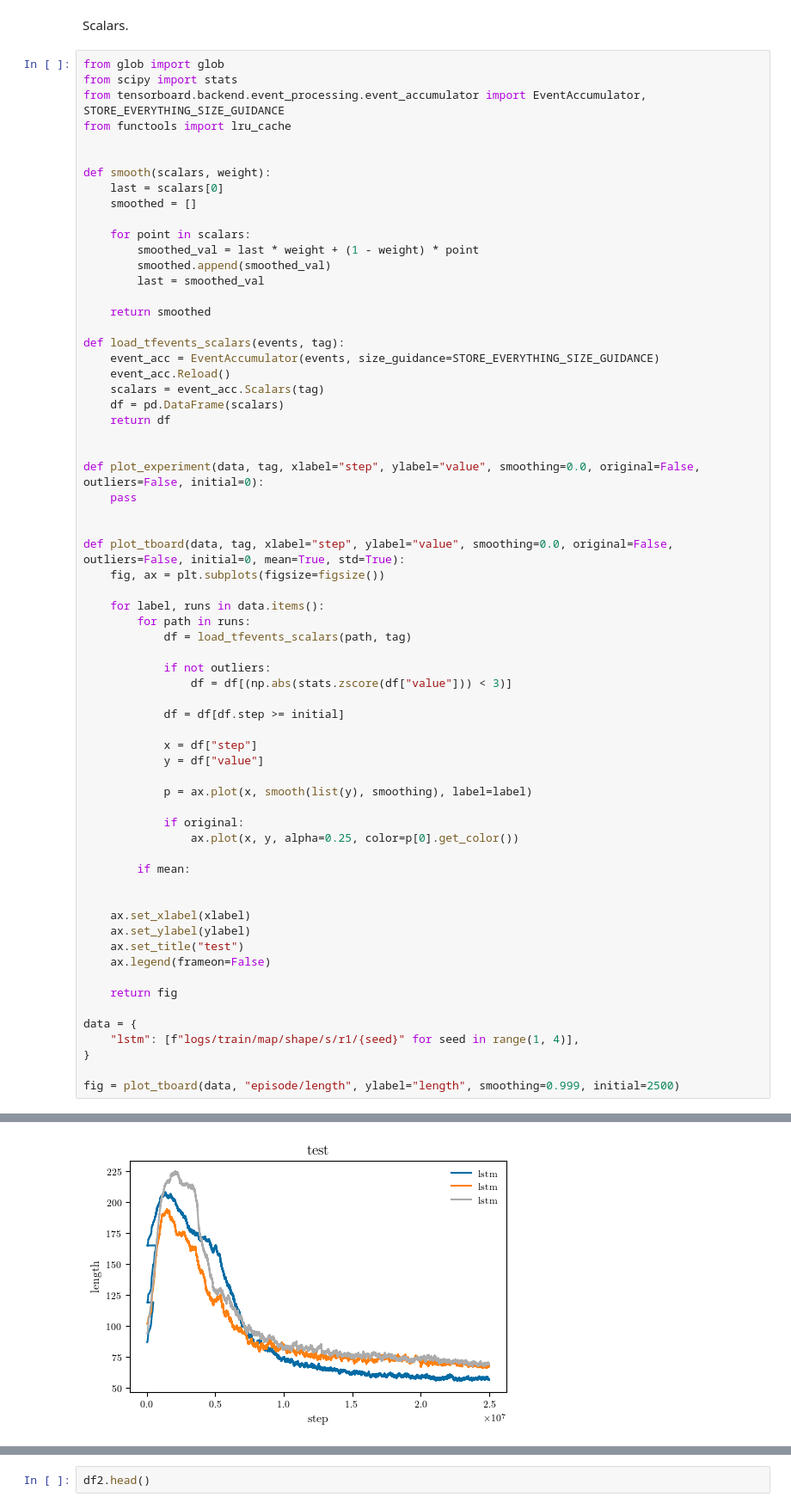
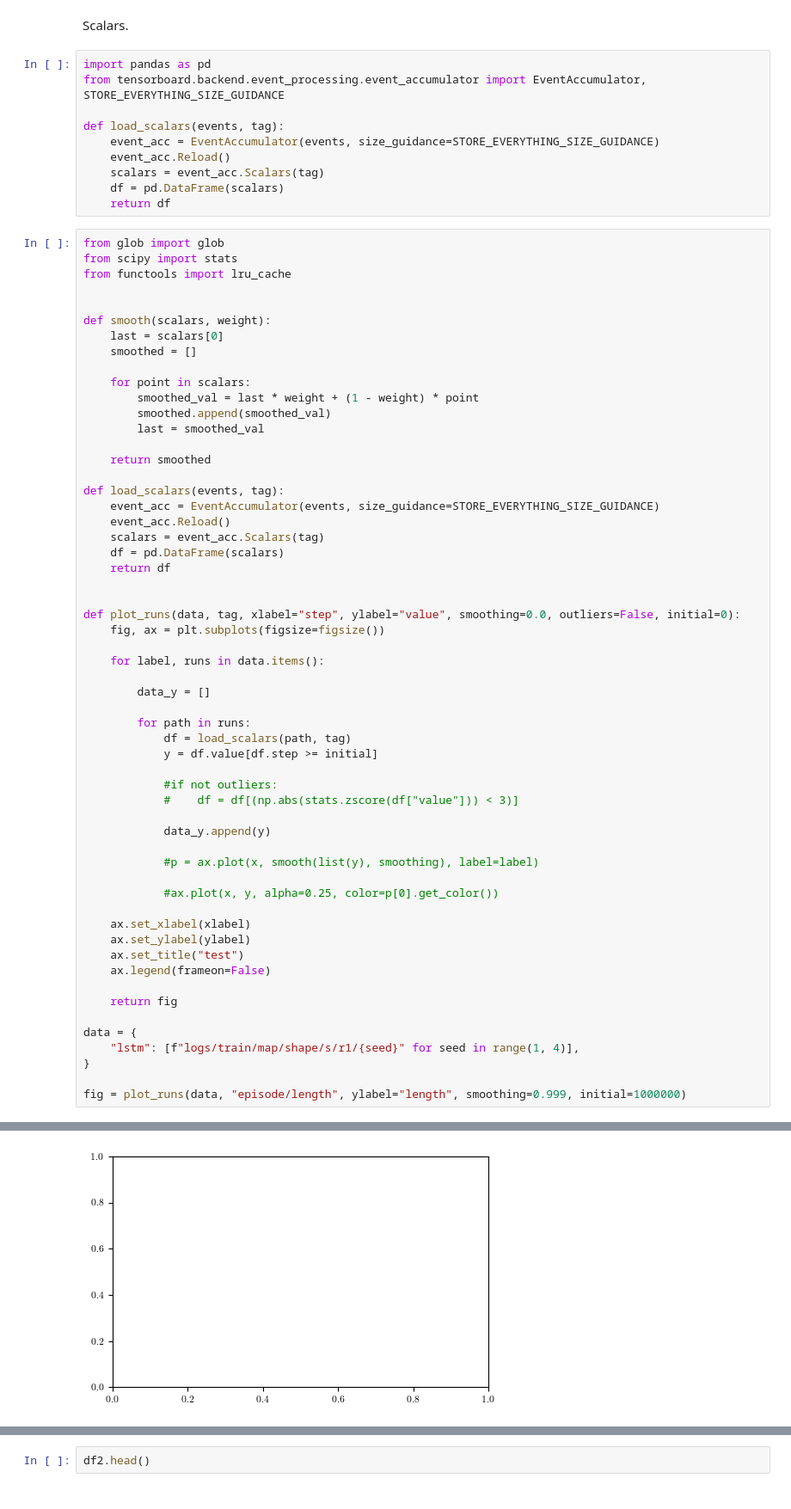
Before and after one commit to fumlig/visualsearch, a Jupyter notebook: plot.ipynb, the cells around one changed output, grey strips where cells are left out. Shown at 86% size. Cells and saved outputs as stored; diff of their text form.

```diff
--- a/plot.ipynb
+++ b/plot.ipynb
@@ -106,10 +106,19 @@ fig.savefig(figpath("environments", format="pdf"), dpi=300, bbox_inches='tight')
 [figure]
 # %% [markdown]
 Scalars.
+# %%
+import pandas as pd
+from tensorboard.backend.event_processing.event_accumulator import EventAccumulator, STORE_EVERYTHING_SIZE_GUIDANCE
+
+def load_scalars(events, tag):
+    event_acc = EventAccumulator(events, size_guidance=STORE_EVERYTHING_SIZE_GUIDANCE)
+    event_acc.Reload()
+    scalars = event_acc.Scalars(tag)
+    df = pd.DataFrame(scalars)
+    return df
 # %%
 from glob import glob
 from scipy import stats
-from tensorboard.backend.event_processing.event_accumulator import EventAccumulator, STORE_EVERYTHING_SIZE_GUIDANCE
 from functools import lru_cache
 
 
@@ -124,7 +133,7 @@ def smooth(scalars, weight):
 
     return smoothed
 
-def load_tfevents_scalars(events, tag):
+def load_scalars(events, tag):
     event_acc = EventAccumulator(events, size_guidance=STORE_EVERYTHING_SIZE_GUIDANCE)
     event_acc.Reload()
     scalars = event_acc.Scalars(tag)
@@ -132,32 +141,25 @@ def load_tfevents_scalars(events, tag):
     return df
 
 
-def plot_experiment(data, tag, xlabel="step", ylabel="value", smoothing=0.0, original=False, outliers=False, initial=0):
-    pass
-
-
-def plot_tboard(data, tag, xlabel="step", ylabel="value", smoothing=0.0, original=False, outliers=False, initial=0, mean=True, std=True):
+def plot_runs(data, tag, xlabel="step", ylabel="value", smoothing=0.0, outliers=False, initial=0):
     fig, ax = plt.subplots(figsize=figsize())
 
     for label, runs in data.items():
+
+        data_y = []
+
         for path in runs:
-            df = load_tfevents_scalars(path, tag)
+            df = load_scalars(path, tag)
+            y = df.value[df.step >= initial]
 
-            if not outliers:
-                df = df[(np.abs(stats.zscore(df["value"])) < 3)]
+            #if not outliers:
+            #    df = df[(np.abs(stats.zscore(df["value"])) < 3)]
 
-            df = df[df.step >= initial]
+            data_y.append(y)
 
-            x = df["step"]
-            y = df["value"]
+            #p = ax.plot(x, smooth(list(y), smoothing), label=label)
 
-            p = ax.plot(x, smooth(list(y), smoothing), label=label)
-
-            if original:
-                ax.plot(x, y, alpha=0.25, color=p[0].get_color())
-
-        if mean:
-
+            #ax.plot(x, y, alpha=0.25, color=p[0].get_color())
 
     ax.set_xlabel(xlabel)
     ax.set_ylabel(ylabel)
@@ -170,5 +172,5 @@ data = {
     "lstm": [f"logs/train/map/shape/s/r1/{seed}" for seed in range(1, 4)],
 }
 
-fig = plot_tboard(data, "episode/length", ylabel="length", smoothing=0.999, initial=2500)
+fig = plot_runs(data, "episode/length", ylabel="length", smoothing=0.999, initial=1000000)
 # %% [output]
@@ -175 +178 @@ fig = plot_tboard(data, "episode/length", ylabel="length", smoothing=0.999, init
-[figure, old version]
+[figure, new version]
```
Also changed, not shown: parts of 5 cells of this notebook, 11 other files.
